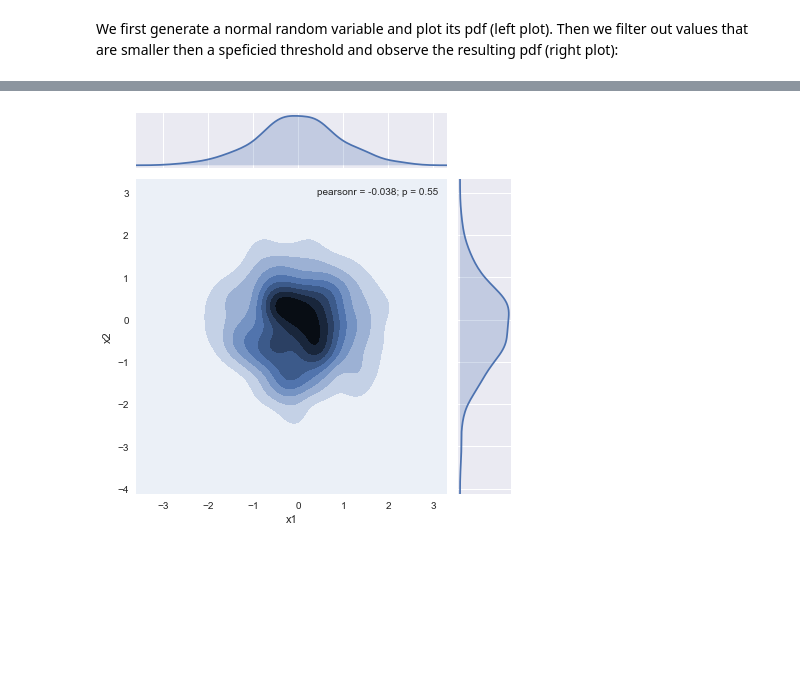
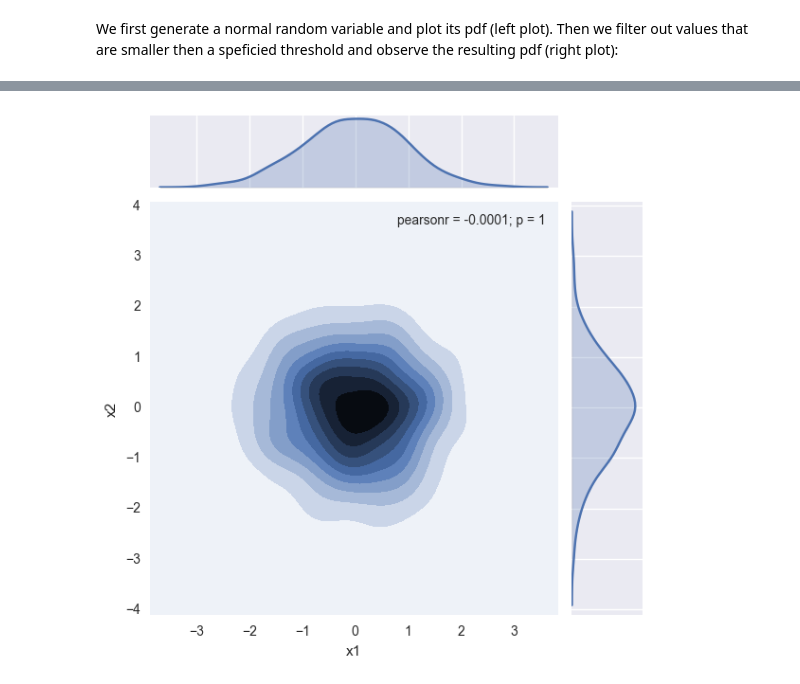
Before and after one commit to kod5kod/TMN-Simulations, a Jupyter notebook: tmn_sim.ipynb, the cells around one changed output, grey strips where cells are left out. Saved outputs shown, nothing was run; the diff lists cells and outputs as text; code cells hidden in the pictures; blank space fills up the shorter version.

```diff
--- a/tmn_sim.ipynb
+++ b/tmn_sim.ipynb
@@ -40,9 +58,10 @@ Now we will generate and plot a bivariate normal random variable with specified
 # %%
 # Getting
-p = 0
-mean, cov = [0,0], [(1, p), (p, 1)]
-data = np.random.multivariate_normal(mean, cov, 250)
+rho = 0
+sample_size = 500
+mean, cov = [0,0], [(1, rho), (rho, 1)]
+data = np.random.multivariate_normal(mean, cov, sample_size)
 df = pd.DataFrame(data, columns=["x1", "x2"])
 sns.jointplot(x="x1", y="x2", data=df,kind="kde");
 # %% [output]
-[figure, old version]
+[figure, new version]
```
Also changed, not shown: parts of 14 cells of this notebook.
